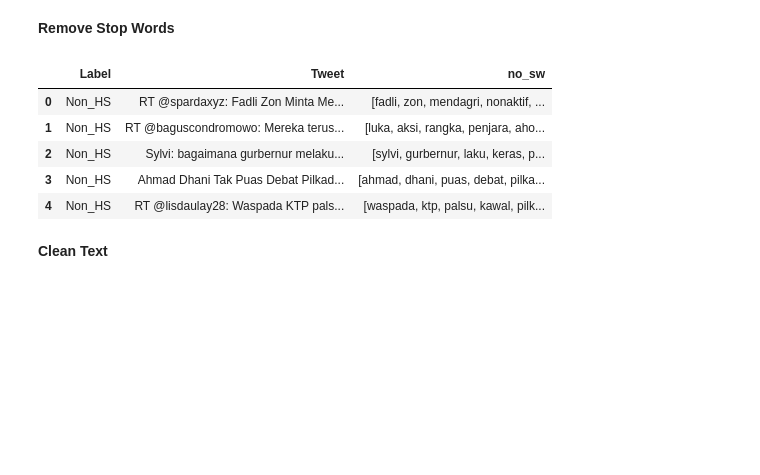
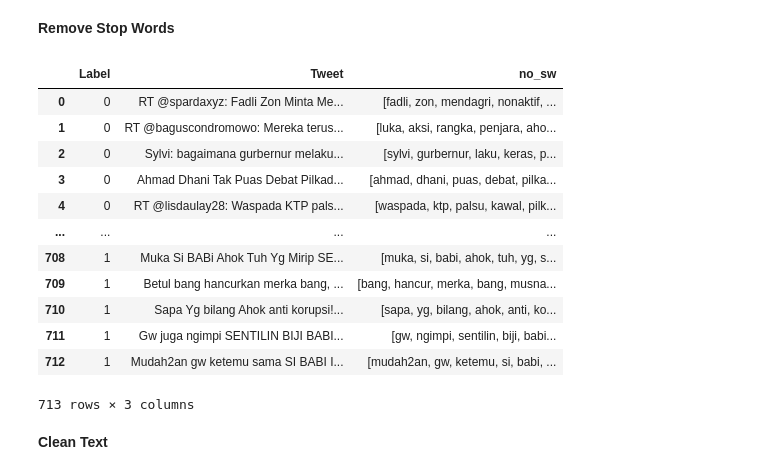
Before and after one commit to usugunawan15/hatespeech-detection, a Jupyter notebook: hate_speech_detection.ipynb, the cells around one changed output. Drawn from its saved outputs; the diff is of its cells as text; code cells hidden in the pictures; blank space fills up the shorter version.

```diff
--- a/hate_speech_detection.ipynb
+++ b/hate_speech_detection.ipynb
@@ -53,3 +50,9 @@ df.head()
 | 2 | Non_HS | Sylvi: bagaimana gurbernur melaku... |
 | 3 | Non_HS | Ahmad Dhani Tak Puas Debat Pilkad... |
 | 4 | Non_HS | RT @lisdaulay28: Waspada KTP pals... |
+# %%
+df['Label'] = df['Label'].map({
+    "Non_HS" : 0,
+    "HS" : 1
+})
+df.head()
@@ -136,14 +146,21 @@ def remove_stopwords(txt_tokenized):
 
 df['no_sw'] = token['tokenized'].apply(lambda x: remove_stopwords(x))
 # %%
-df.head()
+df
 # %% [output]
 |  | Label | Tweet | no_sw |
-| 0 | Non_HS | RT @spardaxyz: Fadli Zon Minta Me... | [fadli, zon, mendagri, nonaktif, ... |
-| 1 | Non_HS | RT @baguscondromowo: Mereka terus... | [luka, aksi, rangka, penjara, aho... |
-| 2 | Non_HS | Sylvi: bagaimana gurbernur melaku... | [sylvi, gurbernur, laku, keras, p... |
-| 3 | Non_HS | Ahmad Dhani Tak Puas Debat Pilkad... | [ahmad, dhani, puas, debat, pilka... |
-| 4 | Non_HS | RT @lisdaulay28: Waspada KTP pals... | [waspada, ktp, palsu, kawal, pilk... |
+| 0 | 0 | RT @spardaxyz: Fadli Zon Minta Me... | [fadli, zon, mendagri, nonaktif, ... |
+| 1 | 0 | RT @baguscondromowo: Mereka terus... | [luka, aksi, rangka, penjara, aho... |
+| 2 | 0 | Sylvi: bagaimana gurbernur melaku... | [sylvi, gurbernur, laku, keras, p... |
+| 3 | 0 | Ahmad Dhani Tak Puas Debat Pilkad... | [ahmad, dhani, puas, debat, pilka... |
+| 4 | 0 | RT @lisdaulay28: Waspada KTP pals... | [waspada, ktp, palsu, kawal, pilk... |
+| ... | ... | ... | ... |
+| 708 | 1 | Muka Si BABi Ahok Tuh Yg Mirip SE... | [muka, si, babi, ahok, tuh, yg, s... |
+| 709 | 1 | Betul bang hancurkan merka bang, ... | [bang, hancur, merka, bang, musna... |
+| 710 | 1 | Sapa Yg bilang Ahok anti korupsi!... | [sapa, yg, bilang, ahok, anti, ko... |
+| 711 | 1 | Gw juga ngimpi SENTILIN BIJI BABI... | [gw, ngimpi, sentilin, biji, babi... |
+| 712 | 1 | Mudah2an gw ketemu sama SI BABI I... | [mudah2an, gw, ketemu, si, babi, ... |
+713 rows × 3 columns
 # %% [markdown]
 **Clean Text**
 # %%
```
Also changed, not shown: parts of 18 cells of this notebook.
